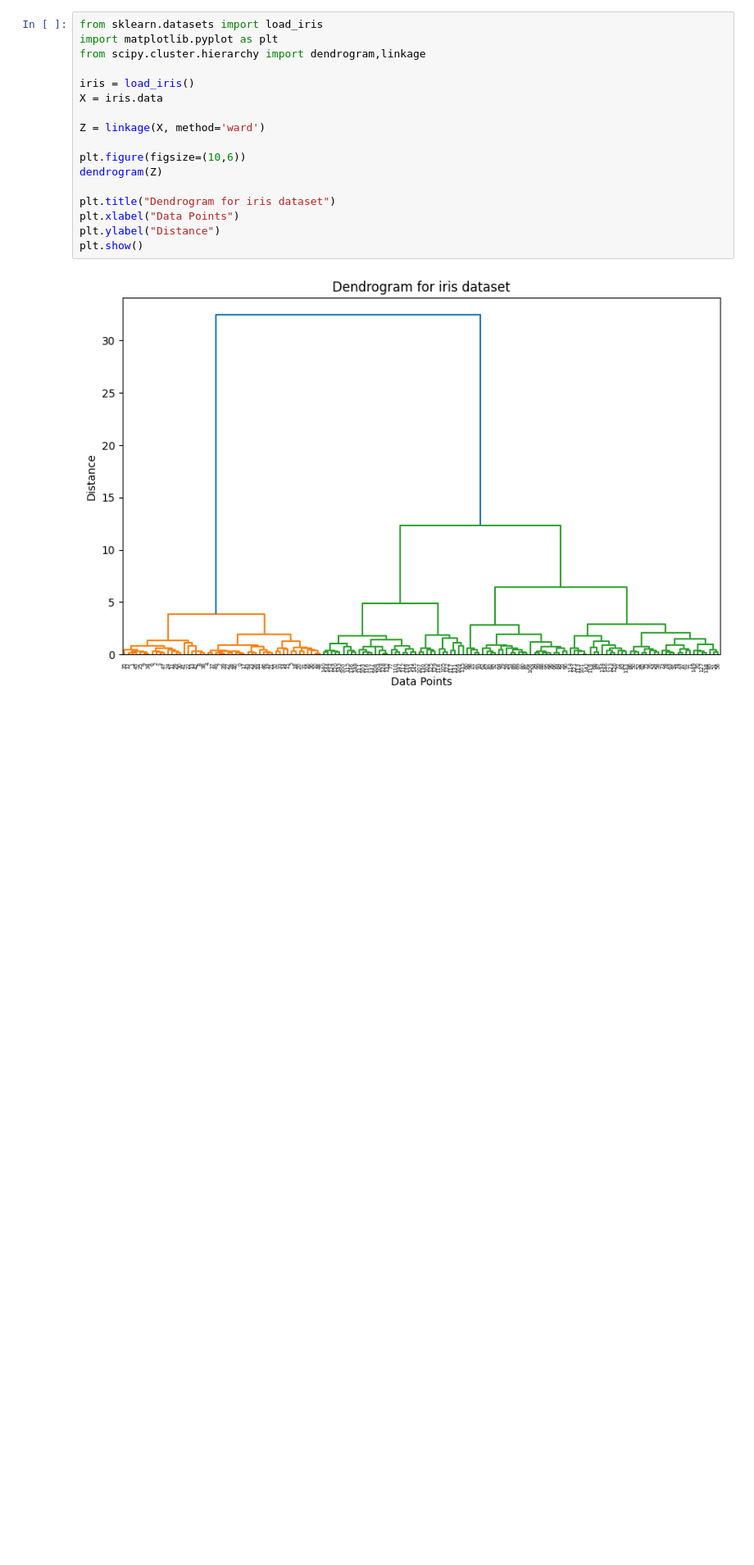
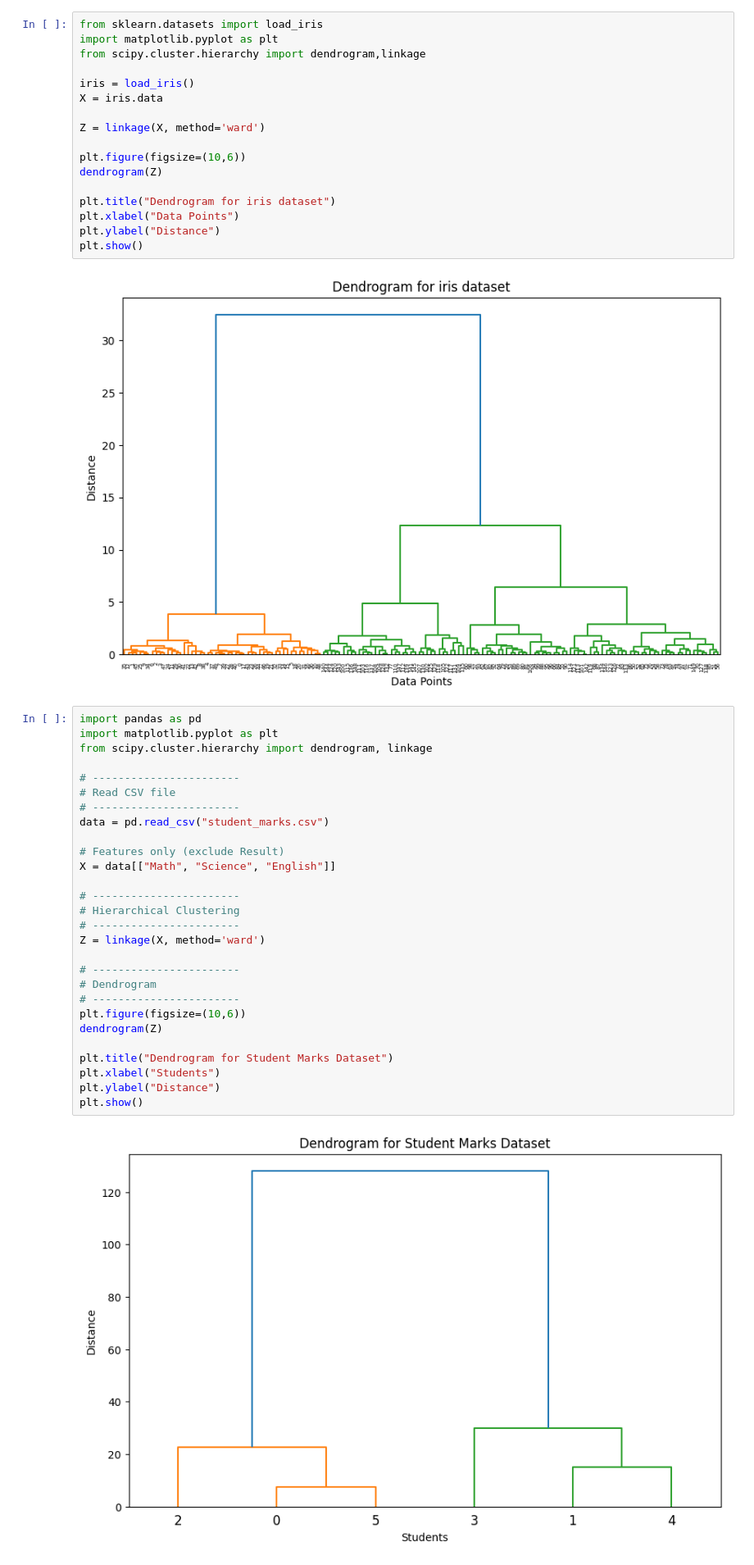
Before and after one commit to Joel-Williams-Mathew/S6-Big-Data-Lab, a Jupyter notebook: Heirarchial_Clustering.ipynb, the cells around one changed output. Shown at 82% size. Saved outputs shown, nothing was run; the diff lists cells and outputs as text; blank space fills up the shorter version.

```diff
--- a/Heirarchial_Clustering.ipynb
+++ b/Heirarchial_Clustering.ipynb
@@ -17,3 +17,33 @@ plt.ylabel("Distance")
 plt.show()
 # %% [output]
 [figure]
+# %%
+import pandas as pd
+import matplotlib.pyplot as plt
+from scipy.cluster.hierarchy import dendrogram, linkage
+
+# -----------------------
+# Read CSV file
+# -----------------------
+data = pd.read_csv("student_marks.csv")
+
+# Features only (exclude Result)
+X = data[["Math", "Science", "English"]]
+
+# -----------------------
+# Hierarchical Clustering
+# -----------------------
+Z = linkage(X, method='ward')
+
+# -----------------------
+# Dendrogram
+# -----------------------
+plt.figure(figsize=(10,6))
+dendrogram(Z)
+
+plt.title("Dendrogram for Student Marks Dataset")
+plt.xlabel("Students")
+plt.ylabel("Distance")
+plt.show()
+# %% [output]
+[figure, added]
```
Also changed, not shown: 1 other file.
